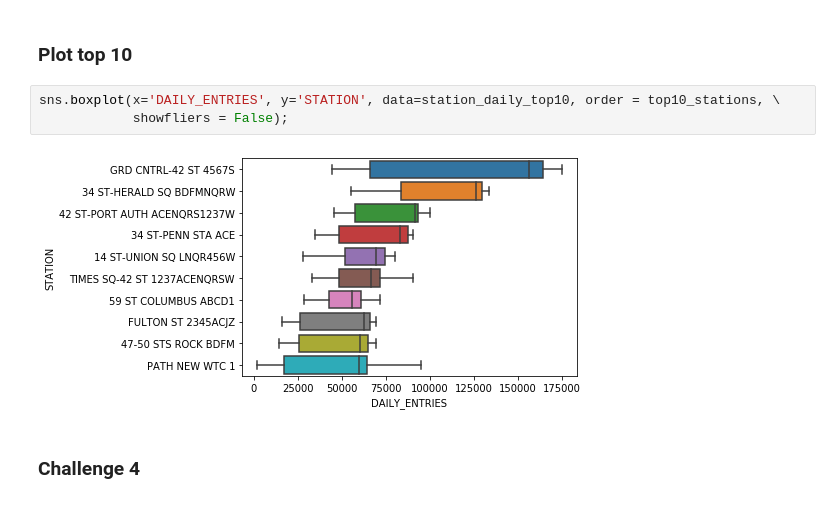
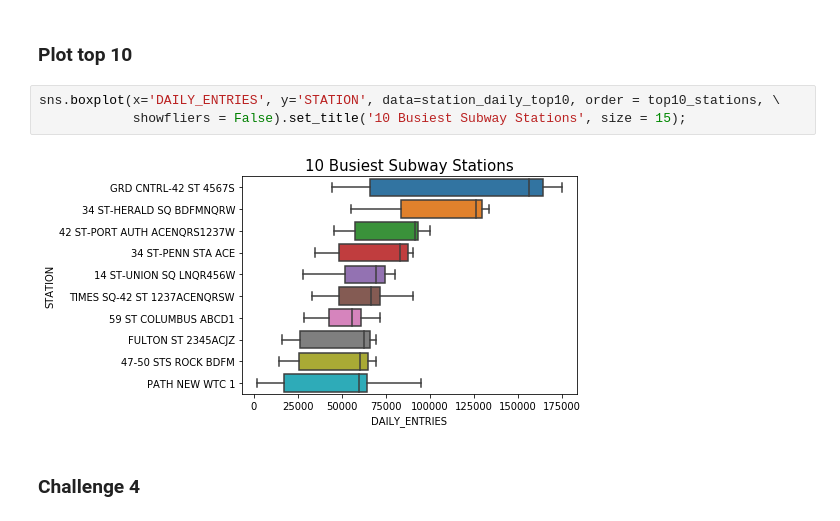
Before and after one commit to njaffe/Volunteer_placement_linear_regression, a Jupyter notebook: Clean_code_project_1.ipynb, the cells around one changed output. Saved outputs shown, nothing was run; the diff lists cells and outputs as text.

Commit message:
got rid of outputs and added titles to maps

```diff
--- a/Clean_code_project_1.ipynb
+++ b/Clean_code_project_1.ipynb
@@ -315,9 +294,9 @@ station_daily_top10.head()
 ### Plot top 10
 # %%
 sns.boxplot(x='DAILY_ENTRIES', y='STATION', data=station_daily_top10, order = top10_stations, \
-            showfliers = False);
+            showfliers = False).set_title('10 Busiest Subway Stations', size = 15);
 # %% [output]
-[figure, old version]
+[figure, new version]
 # %% [markdown]
 ### Challenge 4
 # %%
```
Also changed, not shown: parts of 14 cells of this notebook.
